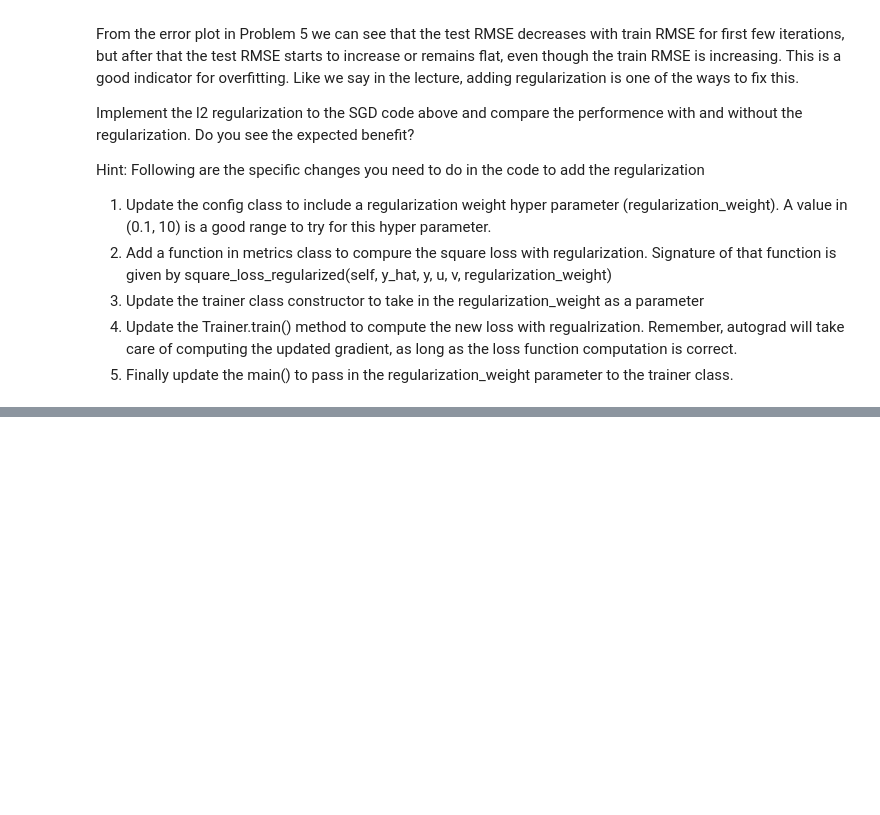
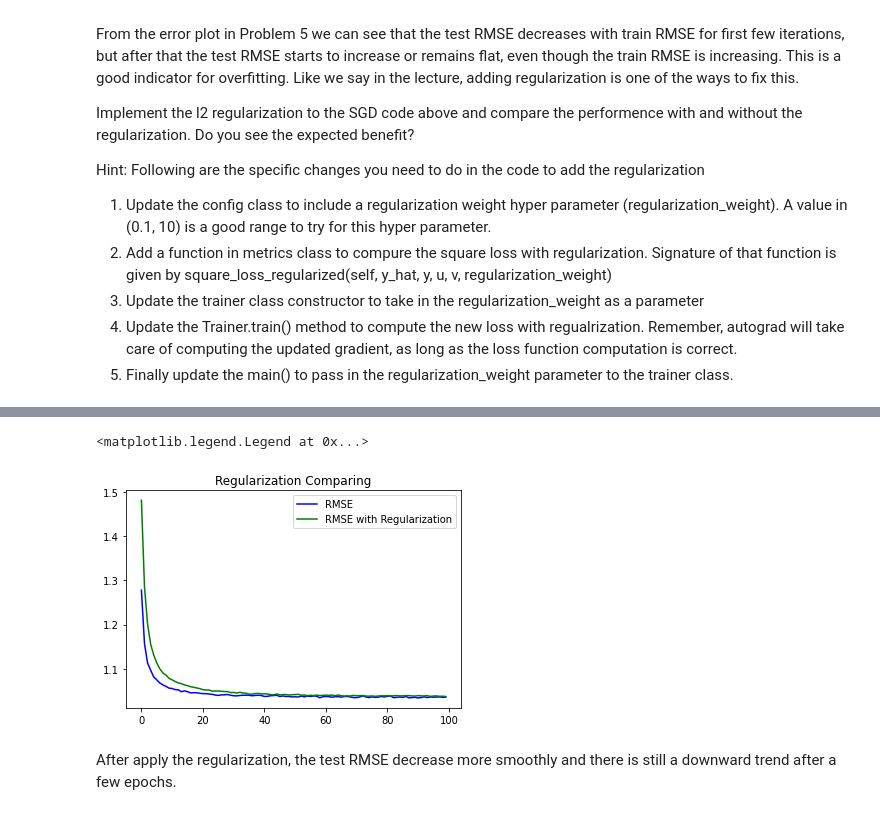
Before and after one commit to Qing201/StudyNote, a Jupyter notebook: Machine_Learning/EEP596_RecSys/Homeworks/PA2/PA2_QingchuanHou.ipynb, the cells around one changed output, grey strips where cells are left out. Saved outputs shown, nothing was run; the diff lists cells and outputs as text; code cells hidden in the pictures; blank space fills up the shorter version.

```diff
--- a/Machine_Learning/EEP596_RecSys/Homeworks/PA2/PA2_QingchuanHou.ipynb
+++ b/Machine_Learning/EEP596_RecSys/Homeworks/PA2/PA2_QingchuanHou.ipynb
@@ -719,0 +795,11 @@ Hint: Following are the specific changes you need to do in the code to add the r
+# %%
+epochs = range(len(testing_RMSE2))
+plt.plot(epochs, testing_RMSE, 'b', label = "RMSE")
+plt.plot(epochs, testing_RMSE2, 'g', label = "RMSE with Regularization")
+plt.title('Regularization Comparing')
+plt.legend()
+# %% [output]
+<matplotlib.legend.Legend at 0x...>
+[figure, added]
+# %% [markdown]
+After apply the regularization, the test RMSE decrease more smoothly and there is still a downward trend after a few epochs.
```
Also changed, not shown: parts of 10 cells of this notebook, 3 other files.
